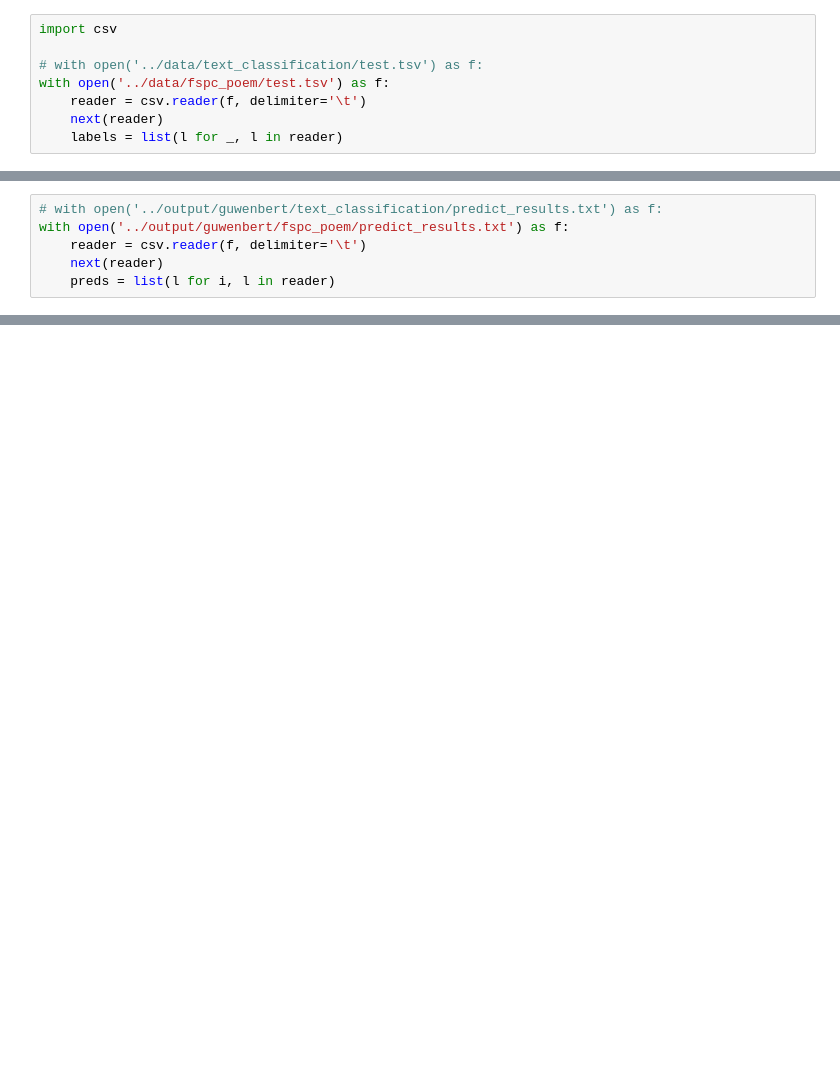
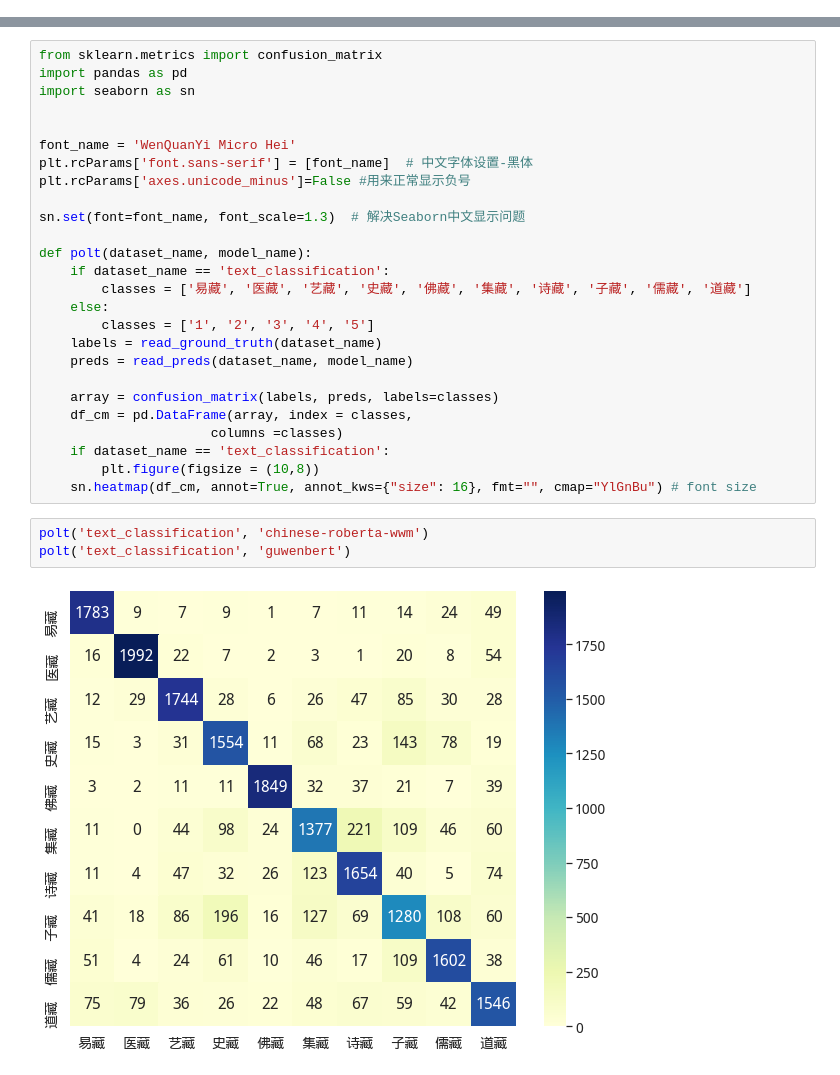
Before and after one commit to Ethan-yt/CCLUE, a Jupyter notebook: playground/cls_confusion_matrix.ipynb, the cells around one changed output, grey strips where cells are left out. Saved outputs shown, nothing was run; the diff lists cells and outputs as text; blank space fills up the shorter version.

Commit message:
MOD: cls confusion matrix

```diff
--- a/playground/cls_confusion_matrix.ipynb
+++ b/playground/cls_confusion_matrix.ipynb
@@ -1,8 +0,0 @@
-# %%
-import csv
-
-# with open('../data/text_classification/test.tsv') as f:
-with open('../data/fspc_poem/test.tsv') as f:
-    reader = csv.reader(f, delimiter='\t')
-    next(reader)
-    labels = list(l for _, l in reader)
@@ -14,6 +0,0 @@ Counter({'2': 154, '4': 147, '3': 147, '1': 27, '5': 25})
-# %%
-# with open('../output/guwenbert/text_classification/predict_results.txt') as f:
-with open('../output/guwenbert/fspc_poem/predict_results.txt') as f:
-    reader = csv.reader(f, delimiter='\t')
-    next(reader)
-    preds = list(l for i, l in reader)
@@ -65,0 +23,31 @@ cb = fig.colorbar(res)
+# %%
+from sklearn.metrics import confusion_matrix
+import pandas as pd
+import seaborn as sn
+
+
+font_name = 'WenQuanYi Micro Hei'
+plt.rcParams['font.sans-serif'] = [font_name]  # 中文字体设置-黑体
+plt.rcParams['axes.unicode_minus']=False #用来正常显示负号
+
+sn.set(font=font_name, font_scale=1.3)  # 解决Seaborn中文显示问题
+
+def polt(dataset_name, model_name):
+    if dataset_name == 'text_classification':
+        classes = ['易藏', '医藏', '艺藏', '史藏', '佛藏', '集藏', '诗藏', '子藏', '儒藏', '道藏']
+    else:
+        classes = ['1', '2', '3', '4', '5']
+    labels = read_ground_truth(dataset_name)
+    preds = read_preds(dataset_name, model_name)
+
+    array = confusion_matrix(labels, preds, labels=classes)
+    df_cm = pd.DataFrame(array, index = classes,
+                      columns =classes)
+    if dataset_name == 'text_classification':
+        plt.figure(figsize = (10,8))
+    sn.heatmap(df_cm, annot=True, annot_kws={"size": 16}, fmt="", cmap="YlGnBu") # font size
+# %%
+polt('text_classification', 'chinese-roberta-wwm')
+polt('text_classification', 'guwenbert')
+# %% [output]
+[figure, added]
```
Also changed, not shown: parts of 10 cells of this notebook.
